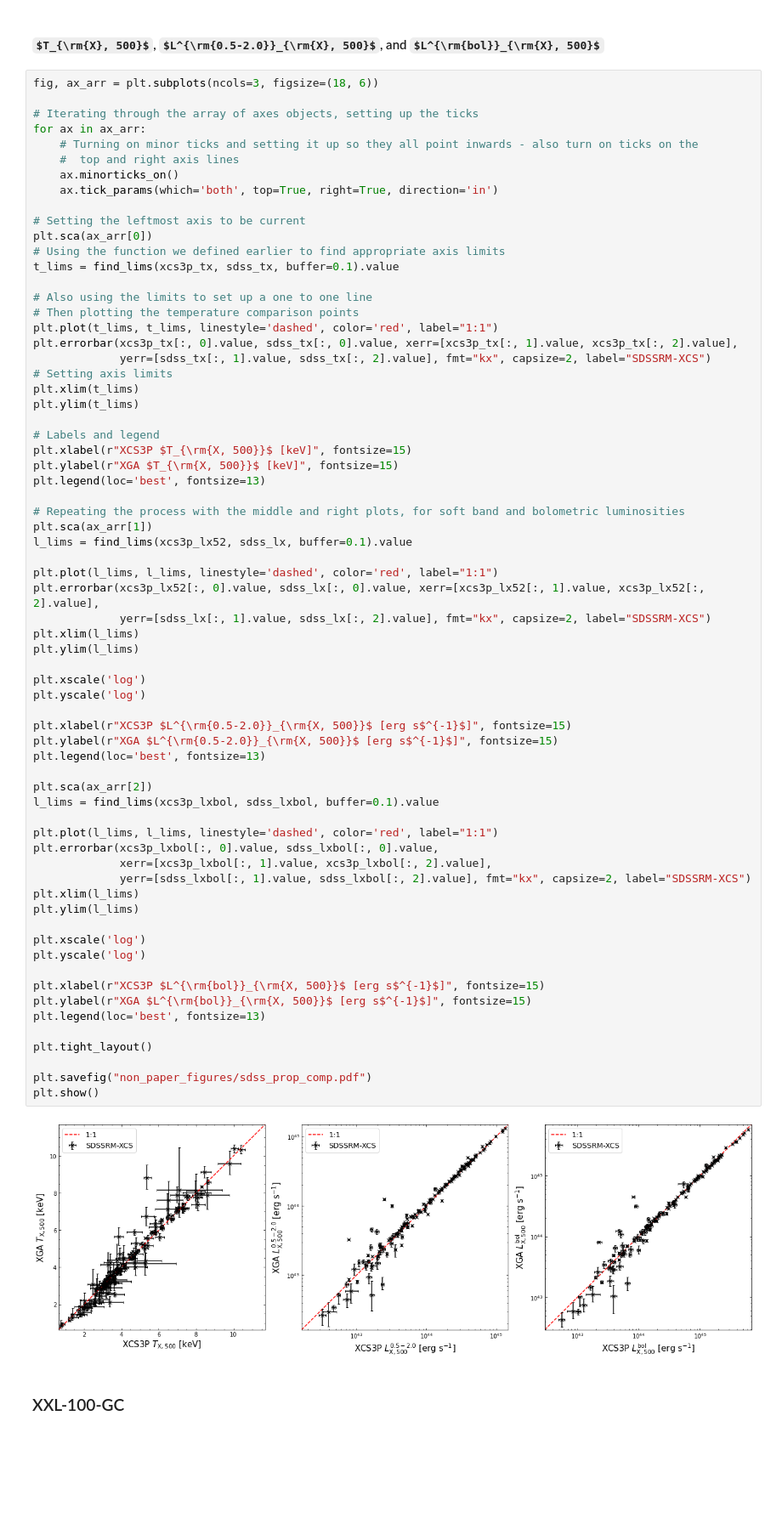
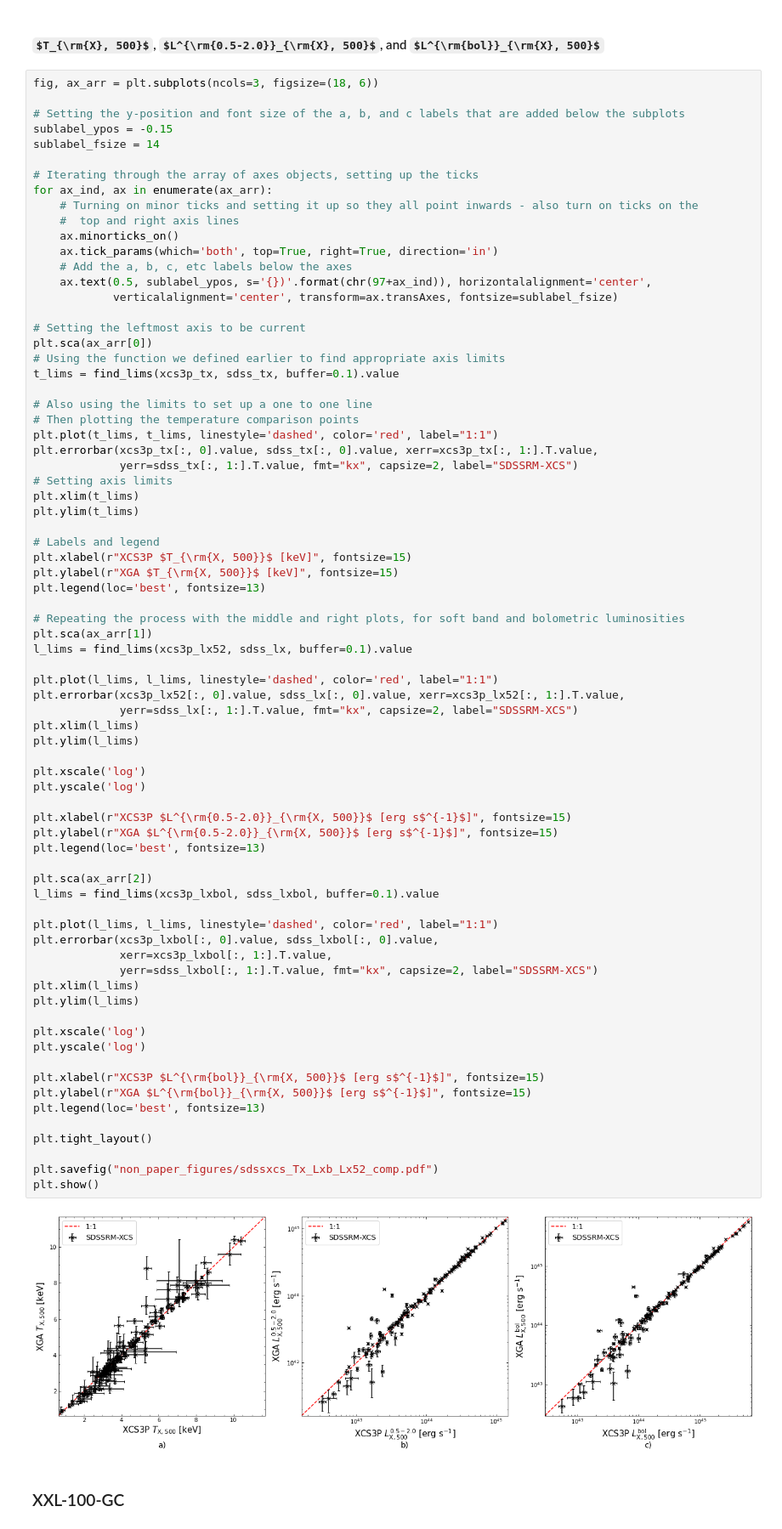
Before and after one commit to DavidT3/XCS-Mass-Paper-I-Analysis, a Jupyter notebook: temp_lum_comparisons.ipynb, the cells around one changed output. Shown at 85% size. Drawn from its saved outputs; the diff is of its cells as text; some formulas as TeX source; blank space fills up the shorter version.

```diff
--- a/temp_lum_comparisons.ipynb
+++ b/temp_lum_comparisons.ipynb
@@ -340,12 +348,19 @@ We directly compare temperatures and luminosities (soft band and bolimetric) bet
 # %%
 fig, ax_arr = plt.subplots(ncols=3, figsize=(18, 6))
 
+# Setting the y-position and font size of the a, b, and c labels that are added below the subplots
+sublabel_ypos = -0.15
+sublabel_fsize = 14
+
 # Iterating through the array of axes objects, setting up the ticks
-for ax in ax_arr:
+for ax_ind, ax in enumerate(ax_arr):
     # Turning on minor ticks and setting it up so they all point inwards - also turn on ticks on the
     #  top and right axis lines
     ax.minorticks_on()
     ax.tick_params(which='both', top=True, right=True, direction='in')
+    # Add the a, b, c, etc labels below the axes
+    ax.text(0.5, sublabel_ypos, s='{})'.format(chr(97+ax_ind)), horizontalalignment='center',
+            verticalalignment='center', transform=ax.transAxes, fontsize=sublabel_fsize)
 
 # Setting the leftmost axis to be current
 plt.sca(ax_arr[0])
@@ -355,8 +370,8 @@ t_lims = find_lims(xcs3p_tx, sdss_tx, buffer=0.1).value
 # Also using the limits to set up a one to one line
 # Then plotting the temperature comparison points
 plt.plot(t_lims, t_lims, linestyle='dashed', color='red', label="1:1")
-plt.errorbar(xcs3p_tx[:, 0].value, sdss_tx[:, 0].value, xerr=[xcs3p_tx[:, 1].value, xcs3p_tx[:, 2].value],
-             yerr=[sdss_tx[:, 1].value, sdss_tx[:, 2].value], fmt="kx", capsize=2, label="SDSSRM-XCS")
+plt.errorbar(xcs3p_tx[:, 0].value, sdss_tx[:, 0].value, xerr=xcs3p_tx[:, 1:].T.value,
+             yerr=sdss_tx[:, 1:].T.value, fmt="kx", capsize=2, label="SDSSRM-XCS")
 # Setting axis limits
 plt.xlim(t_lims)
 plt.ylim(t_lims)
@@ -371,41 +386,41 @@ plt.sca(ax_arr[1])
 l_lims = find_lims(xcs3p_lx52, sdss_lx, buffer=0.1).value
 
 plt.plot(l_lims, l_lims, linestyle='dashed', color='red', label="1:1")
-plt.errorbar(xcs3p_lx52[:, 0].value, sdss_lx[:, 0].value, xerr=[xcs3p_lx52[:, 1].value, xcs3p_lx52[:, 2].value],
-             yerr=[sdss_lx[:, 1].value, sdss_lx[:, 2].value], fmt="kx", capsize=2, label="SDSSRM-XCS")
+plt.errorbar(xcs3p_lx52[:, 0].value, sdss_lx[:, 0].value, xerr=xcs3p_lx52[:, 1:].T.value,
+             yerr=sdss_lx[:, 1:].T.value, fmt="kx", capsize=2, label="SDSSRM-XCS")
 plt.xlim(l_lims)
 plt.ylim(l_lims)
 
 plt.xscale('log')
 plt.yscale('log')
 
 plt.xlabel(r"XCS3P $L^{\rm{0.5-2.0}}_{\rm{X, 500}}$ [erg s$^{-1}$]", fontsize=15)
 plt.ylabel(r"XGA $L^{\rm{0.5-2.0}}_{\rm{X, 500}}$ [erg s$^{-1}$]", fontsize=15)
 plt.legend(loc='best', fontsize=13)
 
 plt.sca(ax_arr[2])
 l_lims = find_lims(xcs3p_lxbol, sdss_lxbol, buffer=0.1).value
 
 plt.plot(l_lims, l_lims, linestyle='dashed', color='red', label="1:1")
 plt.errorbar(xcs3p_lxbol[:, 0].value, sdss_lxbol[:, 0].value,
-             xerr=[xcs3p_lxbol[:, 1].value, xcs3p_lxbol[:, 2].value],
-             yerr=[sdss_lxbol[:, 1].value, sdss_lxbol[:, 2].value], fmt="kx", capsize=2, label="SDSSRM-XCS")
+             xerr=xcs3p_lxbol[:, 1:].T.value,
+             yerr=sdss_lxbol[:, 1:].T.value, fmt="kx", capsize=2, label="SDSSRM-XCS")
 plt.xlim(l_lims)
 plt.ylim(l_lims)
 
 plt.xscale('log')
 plt.yscale('log')
 
 plt.xlabel(r"XCS3P $L^{\rm{bol}}_{\rm{X, 500}}$ [erg s$^{-1}$]", fontsize=15)
 plt.ylabel(r"XGA $L^{\rm{bol}}_{\rm{X, 500}}$ [erg s$^{-1}$]", fontsize=15)
 plt.legend(loc='best', fontsize=13)
 
 plt.tight_layout()
 
-plt.savefig("non_paper_figures/sdss_prop_comp.pdf")
+plt.savefig("non_paper_figures/sdssxcs_Tx_Lxb_Lx52_comp.pdf")
 plt.show()
 # %% [output]
-[figure, old version]
+[figure, new version]
 # %% [markdown]
 ### XXL-100-GC
 # %% [markdown]
```
Also changed, not shown: parts of 9 cells of this notebook, 8 other files.
